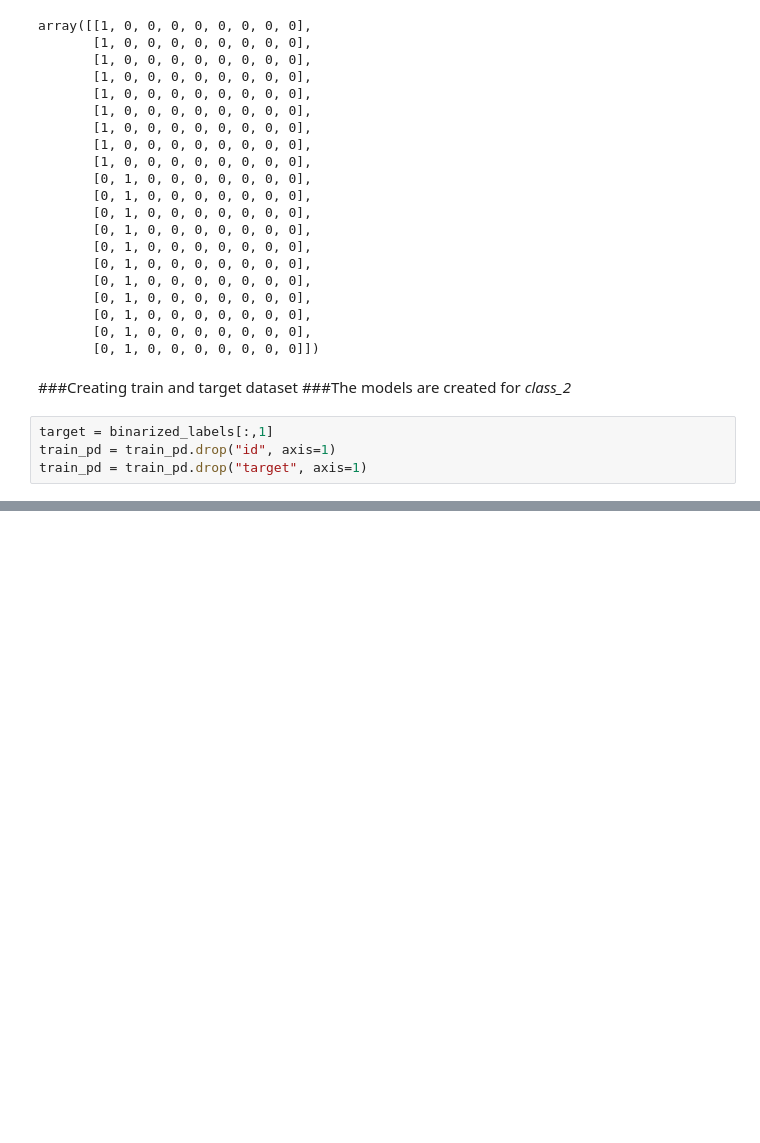
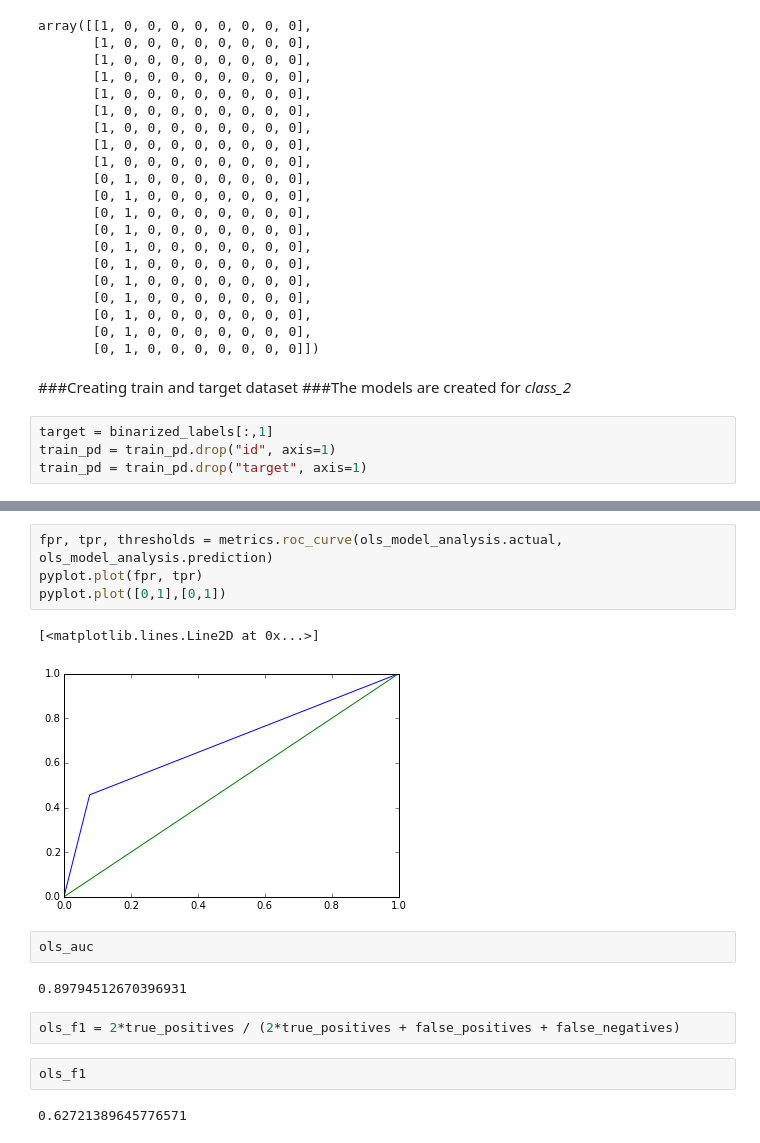
Before and after one commit to raghothams/bangpypers-intro-to-ml, a Jupyter notebook: Bangpypers-June-2015.ipynb, the cells around one changed output, grey strips where cells are left out. Cells and saved outputs as stored; diff of their text form; blank space fills up the shorter version.

```diff
--- a/Bangpypers-June-2015.ipynb
+++ b/Bangpypers-June-2015.ipynb
@@ -160,0 +283,17 @@ train_pd = train_pd.drop("target", axis=1)
+# %%
+fpr, tpr, thresholds = metrics.roc_curve(ols_model_analysis.actual, ols_model_analysis.prediction)
+pyplot.plot(fpr, tpr)
+pyplot.plot([0,1],[0,1])
+# %% [output]
+[<matplotlib.lines.Line2D at 0x...>]
+[figure, added]
+# %%
+ols_auc
+# %% [output]
+0.89794512670396931
+# %%
+ols_f1 = 2*true_positives / (2*true_positives + false_positives + false_negatives)
+# %%
+ols_f1
+# %% [output]
+0.62721389645776571
```
Also changed, not shown: parts of 24 cells of this notebook.
